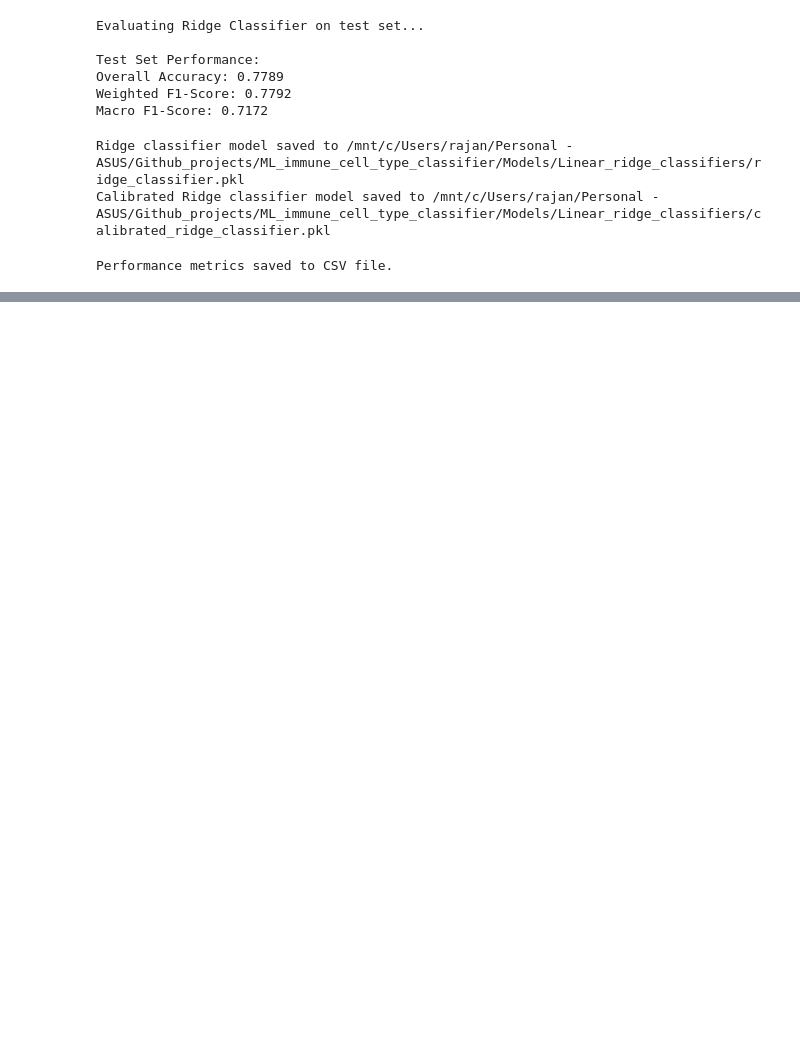
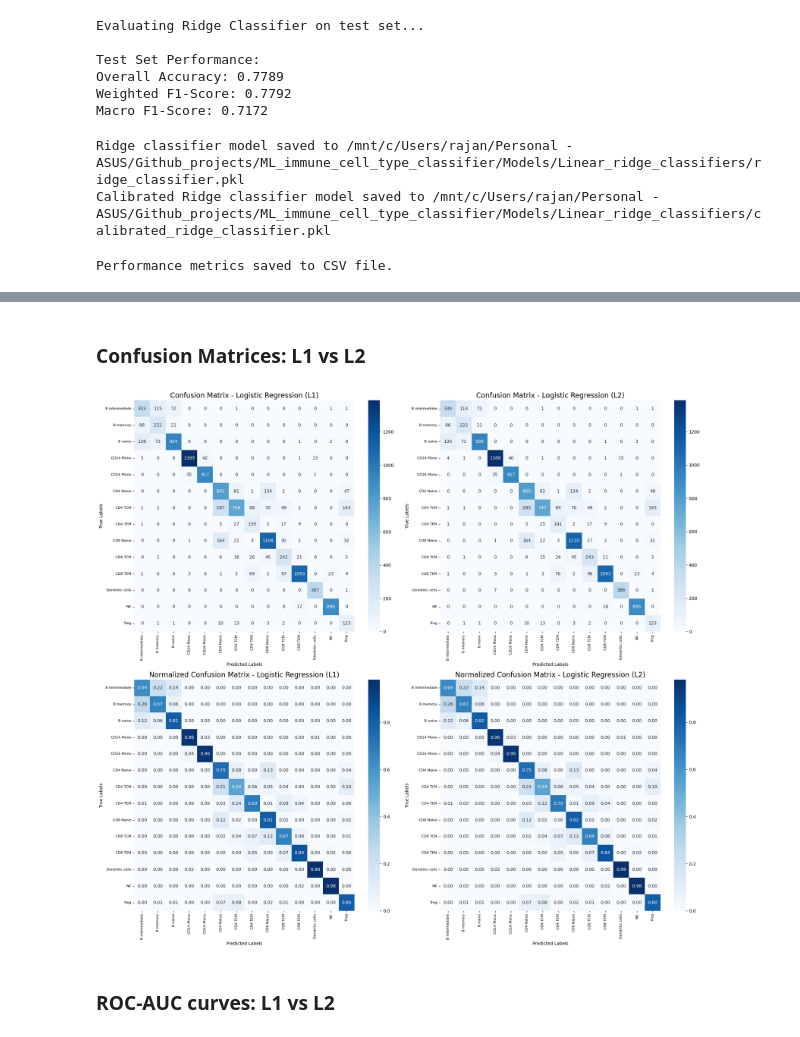
Before and after one commit to rajantidke/ML_immune_cell_type_classifier, a Jupyter notebook: Notebooks/3_Supervised_Learning.ipynb, the cells around one changed output, grey strips where cells are left out. Saved outputs shown, nothing was run; the diff lists cells and outputs as text; code cells hidden in the pictures; blank space fills up the shorter version.

Commit message:
L1 and L2 Logistic Regression: training, comparative metrics, confusion matrices, ROC/PR curves, feature importance, confidence and misclassification analysis

```diff
--- a/Notebooks/3_Supervised_Learning.ipynb
+++ b/Notebooks/3_Supervised_Learning.ipynb
@@ -616,0 +774,9 @@ Performance metrics saved to CSV file.
+# %%
+print(f"\nTraining completed in {training_time:.2f} seconds")
+
+print("Generating predictions on validation set...")
+y_val_pred_lr_l2 = lr_l2_pipeline.predict(X_val)
+y_val_proba_lr_l2 = lr_l2_pipeline.predict_proba(X_val)
+
+print("\nLogistic Regression (L2) - Classification Report")
+print(classification_report(y_val, y_val_pred_lr_l2, target_names=label_encoder.classes_))
@@ -616,0 +901,48 @@ Performance metrics saved to CSV file.
+# %% [markdown]
+### Confusion Matrices: L1 vs L2
+# %%
+fig, axes = plt.subplots(2, 2, figsize=(20, 18))
+
+cm_l1 = confusion_matrix(y_val, y_val_pred_lr_l1)
+sns.heatmap(cm_l1, annot=True, fmt="d", cmap="Blues",
+            xticklabels=label_encoder.classes_, yticklabels=label_encoder.classes_, ax=axes[0, 0])
+axes[0, 0].set_title("Confusion Matrix - Logistic Regression (L1)", fontsize=16)
+axes[0, 0].set_xlabel("Predicted Labels")
+axes[0, 0].set_ylabel("True Labels")
+axes[0, 0].tick_params(axis="x", rotation=90, labelsize=8)
+axes[0, 0].tick_params(axis="y", labelsize=8)
+
+cm_l2 = confusion_matrix(y_val, y_val_pred_lr_l2)
+sns.heatmap(cm_l2, annot=True, fmt="d", cmap="Blues",
+            xticklabels=label_encoder.classes_, yticklabels=label_encoder.classes_, ax=axes[0, 1])
+axes[0, 1].set_title("Confusion Matrix - Logistic Regression (L2)", fontsize=16)
+axes[0, 1].set_xlabel("Predicted Labels")
+axes[0, 1].set_ylabel("True Labels")
+axes[0, 1].tick_params(axis="x", rotation=90, labelsize=8)
+axes[0, 1].tick_params(axis="y", labelsize=8)
+
+cm_normalized_l1 = cm_l1.astype("float") / cm_l1.sum(axis=1)[:, np.newaxis]
+sns.heatmap(cm_normalized_l1, annot=True, fmt=".2f", cmap="Blues",
+            xticklabels=label_encoder.classes_, yticklabels=label_encoder.classes_, ax=axes[1, 0])
+axes[1, 0].set_title("Normalized Confusion Matrix - Logistic Regression (L1)", fontsize=16)
+axes[1, 0].set_xlabel("Predicted Labels")
+axes[1, 0].set_ylabel("True Labels")
+axes[1, 0].tick_params(axis="x", rotation=90, labelsize=8)
+axes[1, 0].tick_params(axis="y", labelsize=8)
+
+cm_normalized_l2 = cm_l2.astype("float") / cm_l2.sum(axis=1)[:, np.newaxis]
+sns.heatmap(cm_normalized_l2, annot=True, fmt=".2f", cmap="Blues",
+            xticklabels=label_encoder.classes_, yticklabels=label_encoder.classes_, ax=axes[1, 1])
+axes[1, 1].set_title("Normalized Confusion Matrix - Logistic Regression (L2)", fontsize=16)
+axes[1, 1].set_xlabel("Predicted Labels")
+axes[1, 1].set_ylabel("True Labels")
+axes[1, 1].tick_params(axis="x", rotation=90, labelsize=8)
+axes[1, 1].tick_params(axis="y", labelsize=8)
+
+plt.tight_layout()
+plt.savefig(os.path.join(PLOT_DIR, "comparison_confusion_matrix_l1_l2.png"), dpi=300, bbox_inches="tight")
+plt.show()
+# %% [output]
+[figure, added]
+# %% [markdown]
+### ROC-AUC curves: L1 vs L2
```
Also changed, not shown: parts of 39 cells of this notebook, 7 other files.
